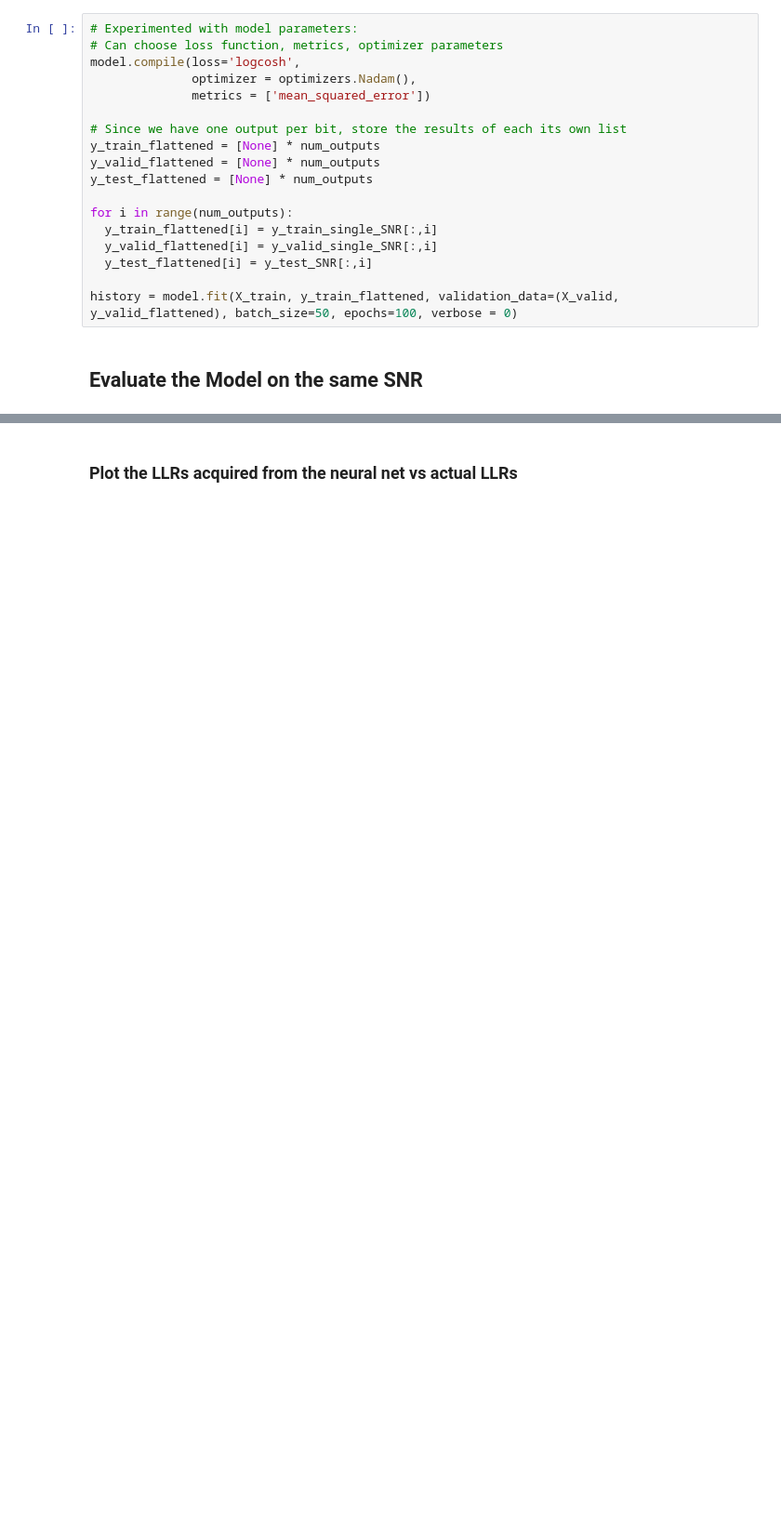
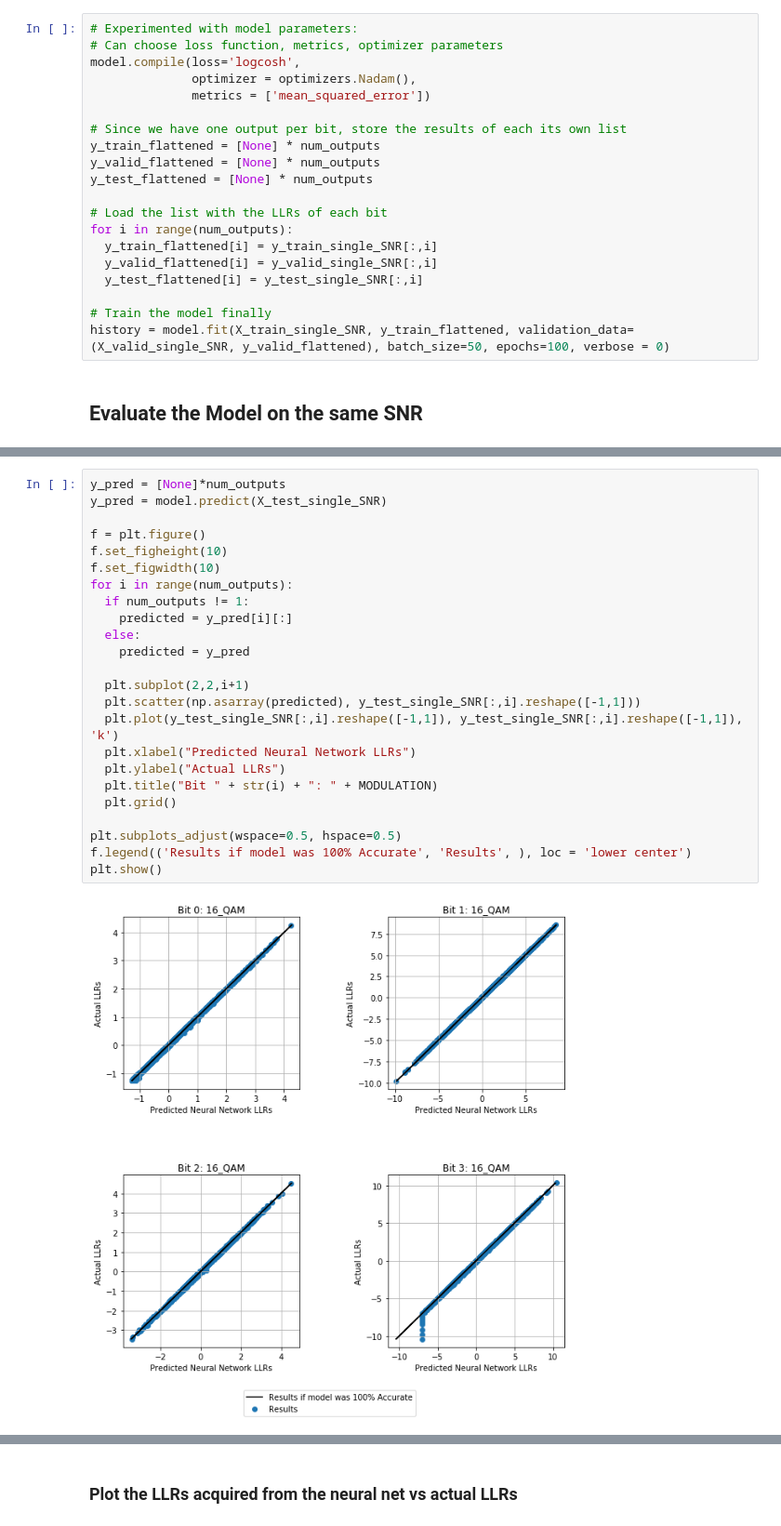
Before and after one commit to puresoda/LLR_net, a Jupyter notebook: LLR_NN.ipynb, the cells around one changed output, grey strips where cells are left out. Shown at 93% size. Cells and saved outputs as stored; diff of their text form; blank space fills up the shorter version.

```diff
--- a/LLR_NN.ipynb
+++ b/LLR_NN.ipynb
@@ -211,12 +223,14 @@ y_train_flattened = [None] * num_outputs
 y_valid_flattened = [None] * num_outputs
 y_test_flattened = [None] * num_outputs
 
+# Load the list with the LLRs of each bit
 for i in range(num_outputs):
   y_train_flattened[i] = y_train_single_SNR[:,i]
   y_valid_flattened[i] = y_valid_single_SNR[:,i]
-  y_test_flattened[i] = y_test_SNR[:,i]
+  y_test_flattened[i] = y_test_single_SNR[:,i]
 
-history = model.fit(X_train, y_train_flattened, validation_data=(X_valid, y_valid_flattened), batch_size=50, epochs=100, verbose = 0)
+# Train the model finally
+history = model.fit(X_train_single_SNR, y_train_flattened, validation_data=(X_valid_single_SNR, y_valid_flattened), batch_size=50, epochs=100, verbose = 0)
 # %% [markdown]
 ## Evaluate the Model on the same SNR
 # %%
@@ -254,0 +271,26 @@ Bit 3 [Loss, MSE] is:            0.124439865    ,  0.18651947
+# %%
+y_pred = [None]*num_outputs
+y_pred = model.predict(X_test_single_SNR)
+
+f = plt.figure()
+f.set_figheight(10)
+f.set_figwidth(10)
+for i in range(num_outputs):
+  if num_outputs != 1:
+    predicted = y_pred[i][:]
+  else:
+    predicted = y_pred
+
+  plt.subplot(2,2,i+1)
+  plt.scatter(np.asarray(predicted), y_test_single_SNR[:,i].reshape([-1,1]))
+  plt.plot(y_test_single_SNR[:,i].reshape([-1,1]), y_test_single_SNR[:,i].reshape([-1,1]), 'k')
+  plt.xlabel("Predicted Neural Network LLRs")
+  plt.ylabel("Actual LLRs")
+  plt.title("Bit " + str(i) + ": " + MODULATION)
+  plt.grid()
+
+plt.subplots_adjust(wspace=0.5, hspace=0.5)
+f.legend(('Results if model was 100% Accurate', 'Results', ), loc = 'lower center')
+plt.show()
+# %% [output]
+[figure, added]
```
Also changed, not shown: parts of 25 cells of this notebook.
